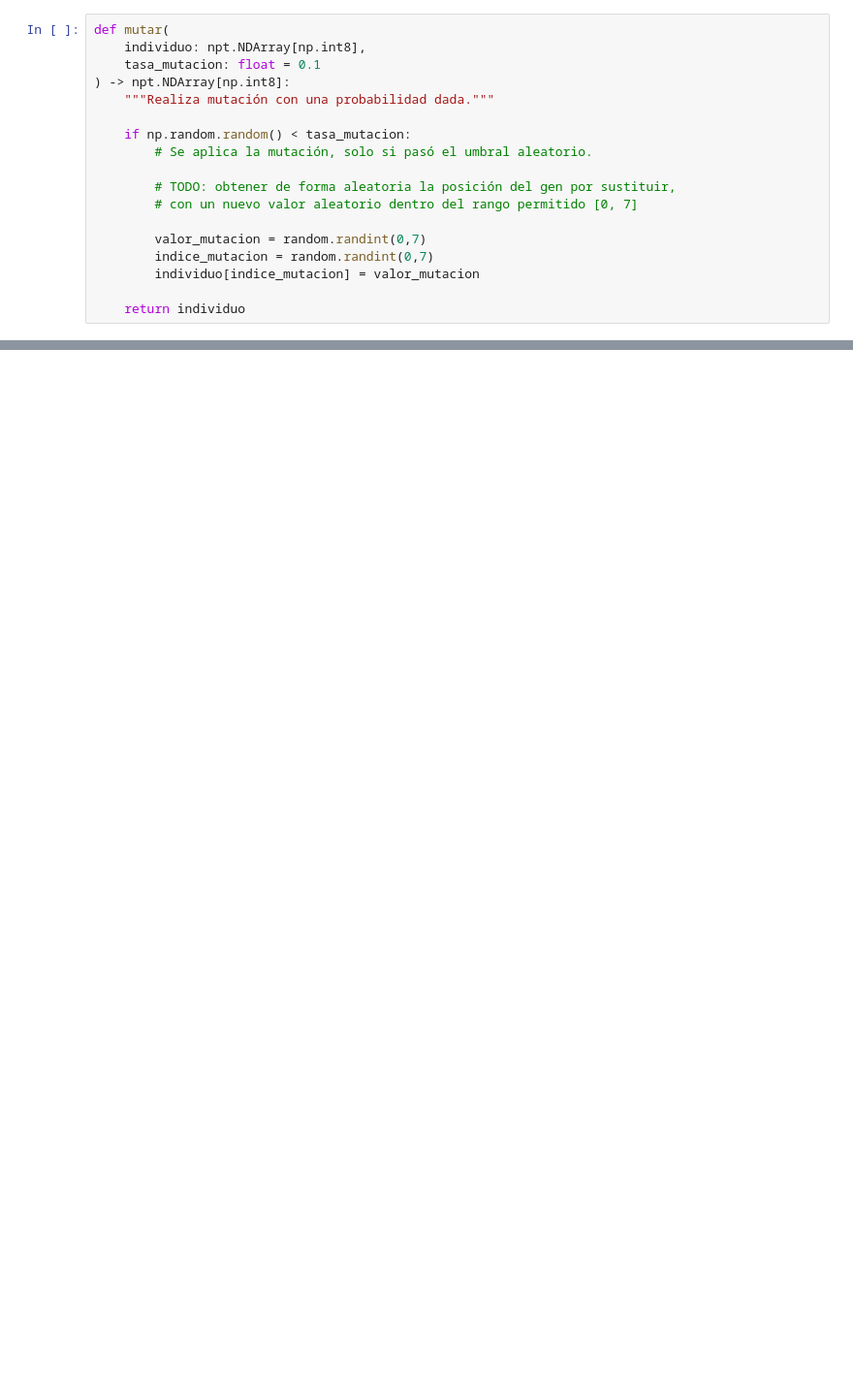
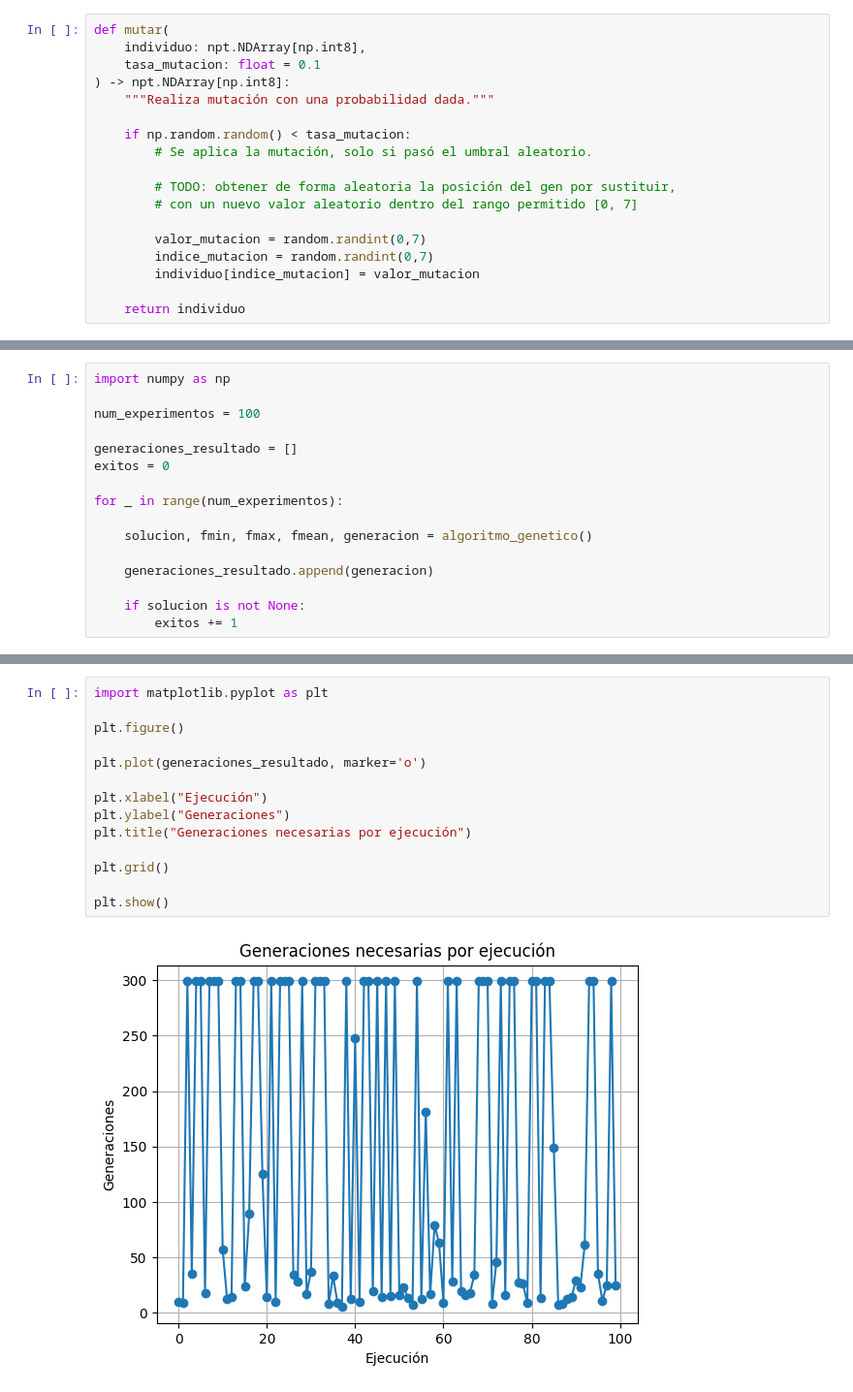
Before and after one commit to FabrexG/Ejercicios_Computacion_evolutiva_2026_1, a Jupyter notebook: reinas.ipynb, the cells around one changed output, grey strips where cells are left out. Shown at 97% size. Drawn from its saved outputs; the diff is of its cells as text; blank space fills up the shorter version.

```diff
--- a/reinas.ipynb
+++ b/reinas.ipynb
@@ -282,0 +335,16 @@ if solucion is not None:
+# %%
+import numpy as np
+
+num_experimentos = 100
+
+generaciones_resultado = []
+exitos = 0
+
+for _ in range(num_experimentos):
+
+    solucion, fmin, fmax, fmean, generacion = algoritmo_genetico()
+
+    generaciones_resultado.append(generacion)
+
+    if solucion is not None:
+        exitos += 1
@@ -282,0 +386,16 @@ if solucion is not None:
+# %%
+import matplotlib.pyplot as plt
+
+plt.figure()
+
+plt.plot(generaciones_resultado, marker='o')
+
+plt.xlabel("Ejecución")
+plt.ylabel("Generaciones")
+plt.title("Generaciones necesarias por ejecución")
+
+plt.grid()
+
+plt.show()
+# %% [output]
+[figure, added]
```
Also changed, not shown: parts of 15 cells of this notebook.
